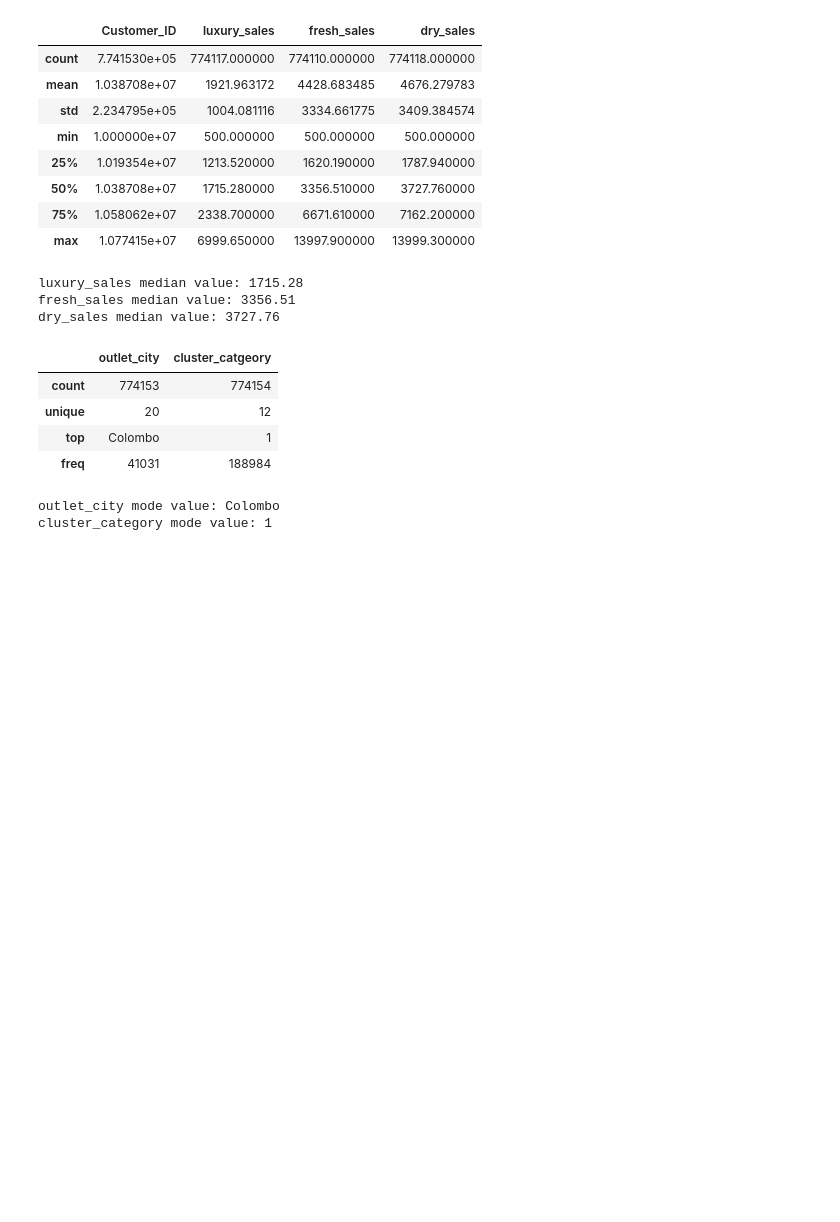
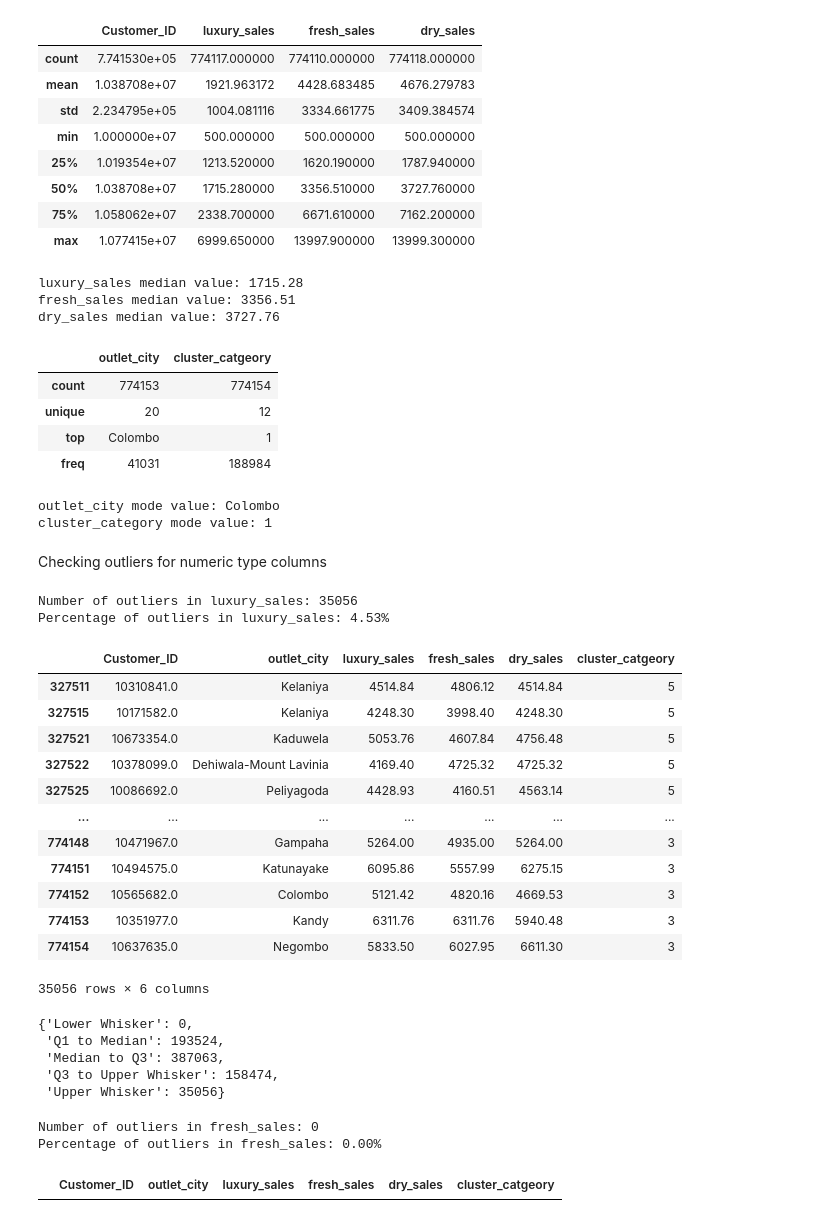
Before and after one commit to Krishnadayal/Data-Science-Project-Lifecycle, a Jupyter notebook: Finalised_Train.ipynb, the cells around one changed output. Cells and saved outputs as stored; diff of their text form; code cells hidden in the pictures; blank space fills up the shorter version.

```diff
--- a/Finalised_Train.ipynb
+++ b/Finalised_Train.ipynb
@@ -361,3 +361,76 @@ print(f"cluster_category mode value: {train_data['cluster_catgeory'].mode()[0]}"
 # %% [output]
 outlet_city mode value: Colombo
 cluster_category mode value: 1
+# %% [markdown]
+Checking outliers for numeric type columns
+# %%
+q1 = train_data["luxury_sales"].quantile(0.25)
+q3 = train_data["luxury_sales"].quantile(0.75)
+iqr = q3 - q1
+lower_bound = q1 - 1.5 * iqr
+upper_bound = q3 + 1.5 * iqr
+luxury_sales_outliers = train_data[(train_data["luxury_sales"] < lower_bound) | (train_data["luxury_sales"] > upper_bound)]
+print(f"Number of outliers in luxury_sales: {len(luxury_sales_outliers)}")
+
+outliers_percentage = (len(luxury_sales_outliers) / len(train_data)) * 100
+
+print(f"Percentage of outliers in luxury_sales: {outliers_percentage:.2f}%")
+luxury_sales_outliers
+# %% [output]
+Number of outliers in luxury_sales: 35056
+Percentage of outliers in luxury_sales: 4.53%
+|  | Customer_ID | outlet_city | luxury_sales | fresh_sales | dry_sales | cluster_catgeory |
+| 327511 | 10310841.0 | Kelaniya | 4514.84 | 4806.12 | 4514.84 | 5 |
+| 327515 | 10171582.0 | Kelaniya | 4248.30 | 3998.40 | 4248.30 | 5 |
+| 327521 | 10673354.0 | Kaduwela | 5053.76 | 4607.84 | 4756.48 | 5 |
+| 327522 | 10378099.0 | Dehiwala-Mount Lavinia | 4169.40 | 4725.32 | 4725.32 | 5 |
+| 327525 | 10086692.0 | Peliyagoda | 4428.93 | 4160.51 | 4563.14 | 5 |
+| ... | ... | ... | ... | ... | ... | ... |
+| 774148 | 10471967.0 | Gampaha | 5264.00 | 4935.00 | 5264.00 | 3 |
+| 774151 | 10494575.0 | Katunayake | 6095.86 | 5557.99 | 6275.15 | 3 |
+| 774152 | 10565682.0 | Colombo | 5121.42 | 4820.16 | 4669.53 | 3 |
+| 774153 | 10351977.0 | Kandy | 6311.76 | 6311.76 | 5940.48 | 3 |
+| 774154 | 10637635.0 | Negombo | 5833.50 | 6027.95 | 6611.30 | 3 |
+35056 rows × 6 columns
+# %%
+def count_boxplot_values(data, column_name):
+
+    q1 = data[column_name].quantile(0.25)
+    q3 = data[column_name].quantile(0.75)
+    iqr = q3 - q1
+    lower_bound = q1 - 1.5 * iqr
+    upper_bound = q3 + 1.5 * iqr
+
+    counts = {
+        'Lower Whisker': len(data[(data[column_name] >= data[column_name].min()) & (data[column_name] < lower_bound)]),
+        'Q1 to Median': len(data[(data[column_name] >= lower_bound) & (data[column_name] < q1)]),
+        'Median to Q3': len(data[(data[column_name] >= q1) & (data[column_name] < q3)]),
+        'Q3 to Upper Whisker': len(data[(data[column_name] >= q3) & (data[column_name] < upper_bound)]),
+        'Upper Whisker': len(data[(data[column_name] >= upper_bound) & (data[column_name] <= data[column_name].max())])
+    }
+
+    return counts
+
+counts = count_boxplot_values(train_data, 'luxury_sales')
+counts
+# %% [output]
+{'Lower Whisker': 0,
+ 'Q1 to Median': 193524,
+ 'Median to Q3': 387063,
+ 'Q3 to Upper Whisker': 158474,
+ 'Upper Whisker': 35056}
+# %%
+q1 = train_data["fresh_sales"].quantile(0.25)
+q3 = train_data["fresh_sales"].quantile(0.75)
+iqr = q3 - q1
+lower_bound = q1 - 1.5 * iqr
+upper_bound = q3 + 1.5 * iqr
+fresh_sales_outliers = train_data[(train_data["fresh_sales"] < lower_bound) | (train_data["fresh_sales"] > upper_bound)]
+print(f"Number of outliers in fresh_sales: {len(fresh_sales_outliers)}")
+outliers_percentage = (len(fresh_sales_outliers) / len(train_data)) * 100
+print(f"Percentage of outliers in fresh_sales: {outliers_percentage:.2f}%")
+fresh_sales_outliers
+# %% [output]
+Number of outliers in fresh_sales: 0
+Percentage of outliers in fresh_sales: 0.00%
+|  | Customer_ID | outlet_city | luxury_sales | fresh_sales | dry_sales | cluster_catgeory |
```
Also changed, not shown: parts of 1 cell of this notebook.
